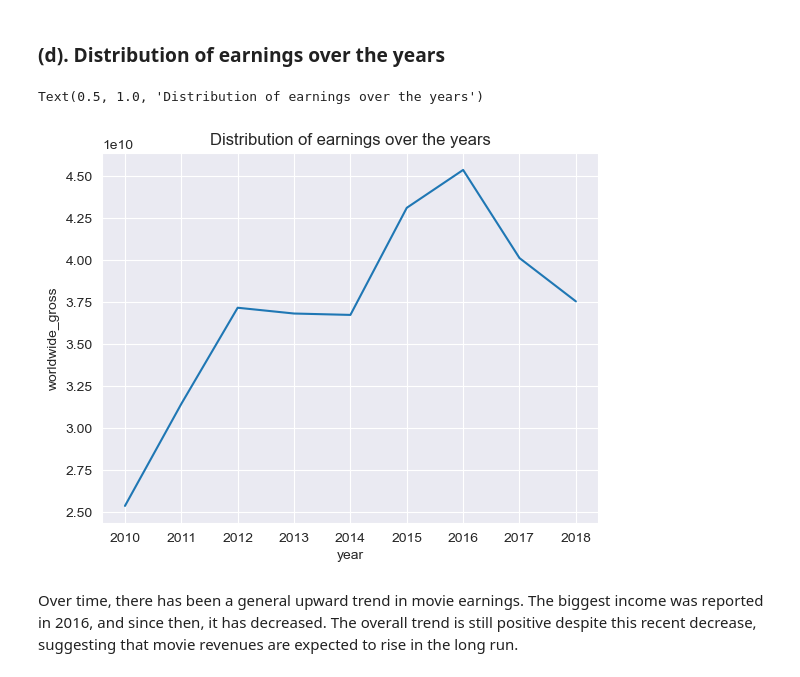
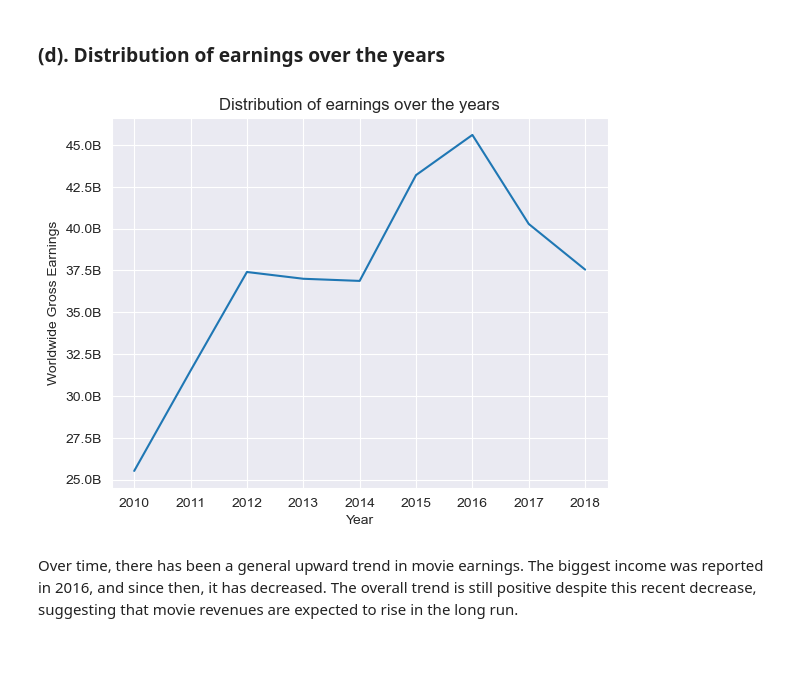
Before and after one commit to ericks-on/EDA-Film-industry, a Jupyter notebook: index.ipynb, the cells around one changed output. Saved outputs shown, nothing was run; the diff lists cells and outputs as text; code cells hidden in the pictures.

Commit message:
edit readme and graph

```diff
--- a/index.ipynb
+++ b/index.ipynb
@@ -1034,12 +1034,16 @@ yearly_earnings = bom_df.groupby(
 # %%
 # Plotting the disribution over the years
 ax = sns.lineplot(data=yearly_earnings, x='year', y='worldwide_gross')
 
 # labelling
 ax.set_title('Distribution of earnings over the years')
+ax.set_xlabel('Year')
+ax.set_ylabel('Worldwide Gross Earnings')
+
+# convert axes to billions
+ax.yaxis.set_major_formatter(formatter)
 # %% [output]
-Text(0.5, 1.0, 'Distribution of earnings over the years')
-[figure, old version]
+[figure, new version]
 # %% [markdown]
 Over time, there has been a general upward trend in movie earnings. The biggest income was reported in 2016, and since then, it has decreased. The overall trend is still positive despite this recent decrease, suggesting that movie revenues are expected to rise in the long run.
 # %% [markdown]
```
Also changed, not shown: parts of 3 cells of this notebook, 3 other files.
